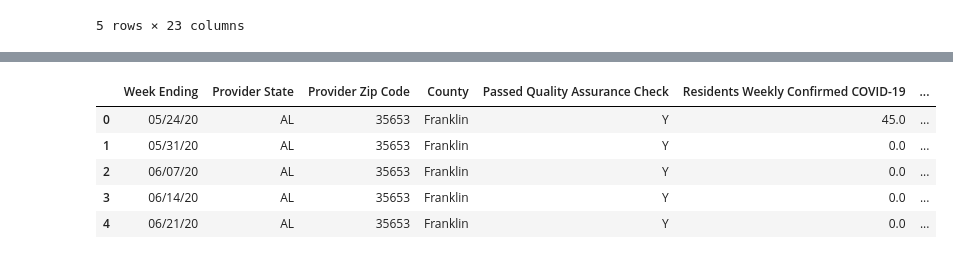
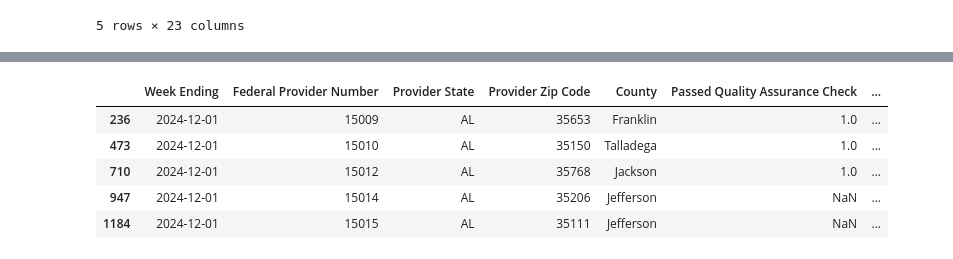
Before and after one commit to heiditam/covid19_nursing_home, a Jupyter notebook: data_exploration.ipynb, the cells around one changed output, grey strips where cells are left out. Cells and saved outputs as stored; diff of their text form; code cells hidden in the pictures.

```diff
--- a/data_exploration.ipynb
+++ b/data_exploration.ipynb
@@ -80,8 +100,7 @@ dropped.head()
 | 4 | 06/21/20 | 15009 | BURNS NURSING HOME, INC. | 701 MONROE STREET NW | RUSSELLVILLE | AL | ... |
 5 rows × 23 columns
 # %%
-# Remove identifiers because they are not necessary for this analysis
-without_identifiers = dropped.drop(columns = ['Federal Provider Number', 'Provider Name', 'Provider Address', 'Provider City',\
-                                              'Provider Phone Number'])
+# Remove identifiers besides Federal Provider Number because they are not necessary for this analysis
+without_identifiers = dropped.drop(columns = ['Provider Name', 'Provider Address', 'Provider City', 'Provider Phone Number'])
 without_identifiers.head()
 # %% [output]
@@ -93,0 +113,6 @@ without_identifiers.head()
+# %%
+one_hot_mapping = {'Y': 1, 'N': 0}
+without_identifiers['Submitted Data'] = without_identifiers['Submitted Data'].map(one_hot_mapping)
+without_identifiers['Passed Quality Assurance Check'] = without_identifiers['Passed Quality Assurance Check'].map(one_hot_mapping)
+without_identifiers['Week Ending'] = pd.to_datetime(without_identifiers['Week Ending'])
+without_identifiers.head()
@@ -93,0 +126,6 @@ without_identifiers.head()
+# %%
+# federal provider number -> ascending; week ending -> descending
+# Only keep the most recent data for each duplicated Federal Provider Number
+df_sorted = without_identifiers.sort_values(by=['Federal Provider Number', 'Week Ending'], ascending=[True, False])
+most_recent = df_sorted.drop_duplicates(subset='Federal Provider Number', keep='first')
+most_recent.head()
@@ -94,11 +139,11 @@ without_identifiers.head()
 # %%
 # Drop metadata
-dropped_metadata = without_identifiers.drop(columns = ['Submitted Data'])
+dropped_metadata = most_recent.drop(columns = ['Submitted Data'])
 dropped_metadata.head()
 # %% [output]
-|  | Week Ending | Provider State | Provider Zip Code | County | Passed Quality Assurance Check | Residents Weekly Confirmed COVID-19 | ... |
-| 0 | 05/24/20 | AL | 35653 | Franklin | Y | 45.0 | ... |
-| 1 | 05/31/20 | AL | 35653 | Franklin | Y | 0.0 | ... |
-| 2 | 06/07/20 | AL | 35653 | Franklin | Y | 0.0 | ... |
-| 3 | 06/14/20 | AL | 35653 | Franklin | Y | 0.0 | ... |
-| 4 | 06/21/20 | AL | 35653 | Franklin | Y | 0.0 | ... |
+|  | Week Ending | Federal Provider Number | Provider State | Provider Zip Code | County | Passed Quality Assurance Check | ... |
+| 236 | 2024-12-01 | 15009 | AL | 35653 | Franklin | 1.0 | ... |
+| 473 | 2024-12-01 | 15010 | AL | 35150 | Talladega | 1.0 | ... |
+| 710 | 2024-12-01 | 15012 | AL | 35768 | Jackson | 1.0 | ... |
+| 947 | 2024-12-01 | 15014 | AL | 35206 | Jefferson | NaN | ... |
+| 1184 | 2024-12-01 | 15015 | AL | 35111 | Jefferson | NaN | ... |
```
Also changed, not shown: parts of 13 cells of this notebook.
